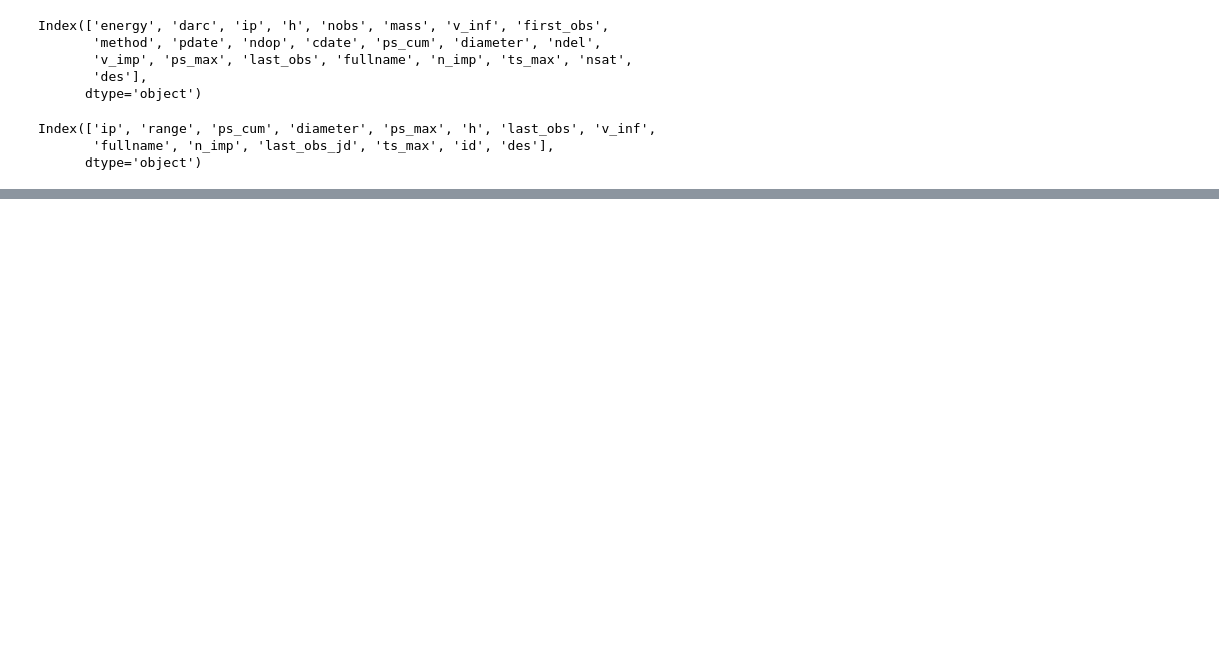
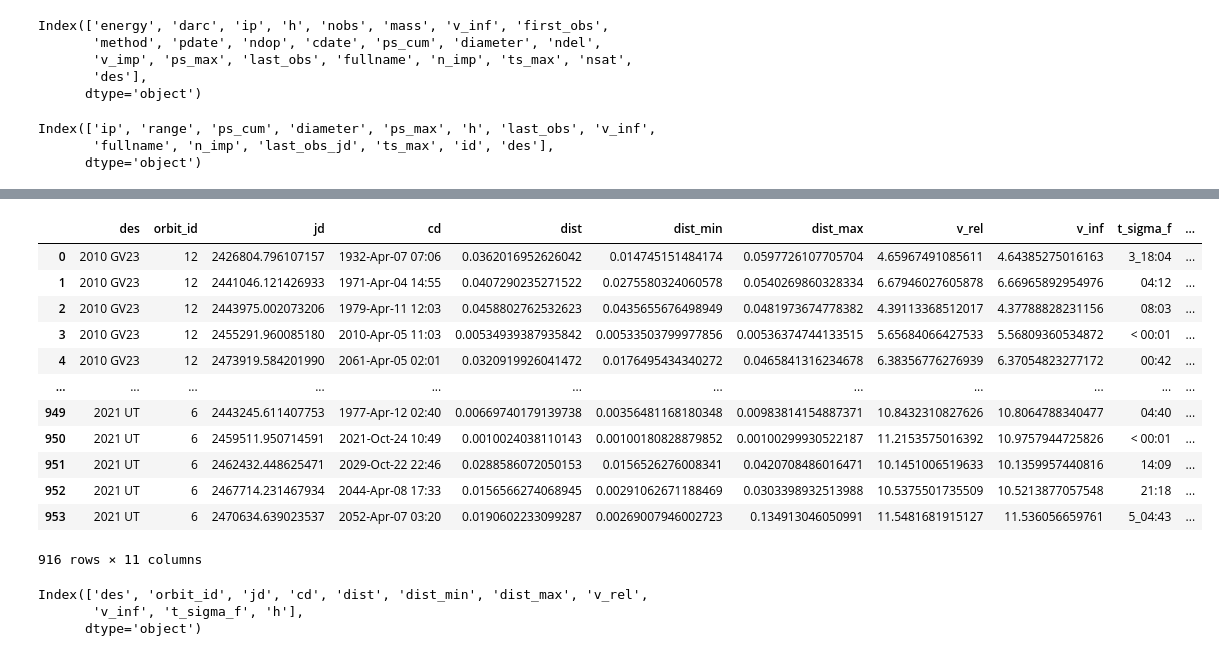
Before and after one commit to Jmerjan/Project3, a Jupyter notebook: CAD_Data.ipynb, the cells around one changed output, grey strips where cells are left out. Drawn from its saved outputs; the diff is of its cells as text; code cells hidden in the pictures; blank space fills up the shorter version.

```diff
--- a/CAD_Data.ipynb
+++ b/CAD_Data.ipynb
@@ -484,0 +534,22 @@ Index(['ip', 'range', 'ps_cum', 'diameter', 'ps_max', 'h', 'last_obs', 'v_inf',
+# %%
+final_df
+# %% [output]
+|  | des | orbit_id | jd | cd | dist | dist_min | dist_max | v_rel | v_inf | t_sigma_f | ... |
+| 0 | 2010 GV23 | 12 | 2426804.796107157 | 1932-Apr-07 07:06 | 0.0362016952626042 | 0.014745151484174 | 0.0597726107705704 | 4.65967491085611 | 4.64385275016163 | 3_18:04 | ... |
+| 1 | 2010 GV23 | 12 | 2441046.121426933 | 1971-Apr-04 14:55 | 0.0407290235271522 | 0.0275580324060578 | 0.0540269860328334 | 6.67946027605878 | 6.66965892954976 | 04:12 | ... |
+| 2 | 2010 GV23 | 12 | 2443975.002073206 | 1979-Apr-11 12:03 | 0.0458802762532623 | 0.0435655676498949 | 0.0481973674778382 | 4.39113368512017 | 4.37788828231156 | 08:03 | ... |
+| 3 | 2010 GV23 | 12 | 2455291.960085180 | 2010-Apr-05 11:03 | 0.00534939387935842 | 0.00533503799977856 | 0.00536374744133515 | 5.65684066427533 | 5.56809360534872 | < 00:01 | ... |
+| 4 | 2010 GV23 | 12 | 2473919.584201990 | 2061-Apr-05 02:01 | 0.0320919926041472 | 0.0176495434340272 | 0.0465841316234678 | 6.38356776276939 | 6.37054823277172 | 00:42 | ... |
+| ... | ... | ... | ... | ... | ... | ... | ... | ... | ... | ... | ... |
+| 949 | 2021 UT | 6 | 2443245.611407753 | 1977-Apr-12 02:40 | 0.00669740179139738 | 0.00356481168180348 | 0.00983814154887371 | 10.8432310827626 | 10.8064788340477 | 04:40 | ... |
+| 950 | 2021 UT | 6 | 2459511.950714591 | 2021-Oct-24 10:49 | 0.0010024038110143 | 0.00100180828879852 | 0.00100299930522187 | 11.2153575016392 | 10.9757944725826 | < 00:01 | ... |
+| 951 | 2021 UT | 6 | 2462432.448625471 | 2029-Oct-22 22:46 | 0.0288586072050153 | 0.0156526276008341 | 0.0420708486016471 | 10.1451006519633 | 10.1359957440816 | 14:09 | ... |
+| 952 | 2021 UT | 6 | 2467714.231467934 | 2044-Apr-08 17:33 | 0.0156566274068945 | 0.00291062671188469 | 0.0303398932513988 | 10.5375501735509 | 10.5213877057548 | 21:18 | ... |
+| 953 | 2021 UT | 6 | 2470634.639023537 | 2052-Apr-07 03:20 | 0.0190602233099287 | 0.00269007946002723 | 0.134913046050991 | 11.5481681915127 | 11.536056659761 | 5_04:43 | ... |
+916 rows × 11 columns
+# %%
+final_df.columns
+# %% [output]
+Index(['des', 'orbit_id', 'jd', 'cd', 'dist', 'dist_min', 'dist_max', 'v_rel',
+       'v_inf', 't_sigma_f', 'h'],
+      dtype='object')
```
Also changed, not shown: parts of 30 cells of this notebook, 1 other file.
